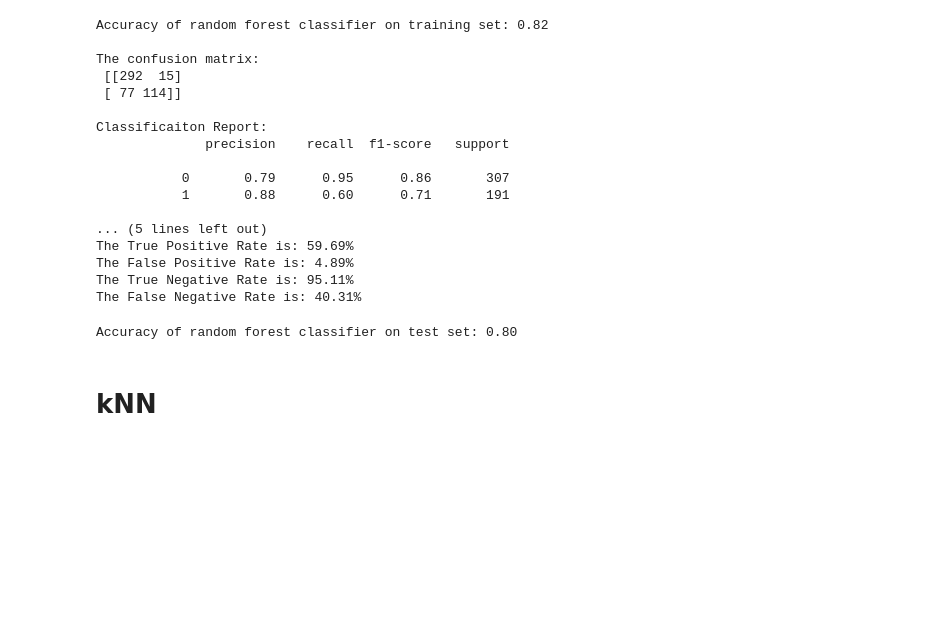
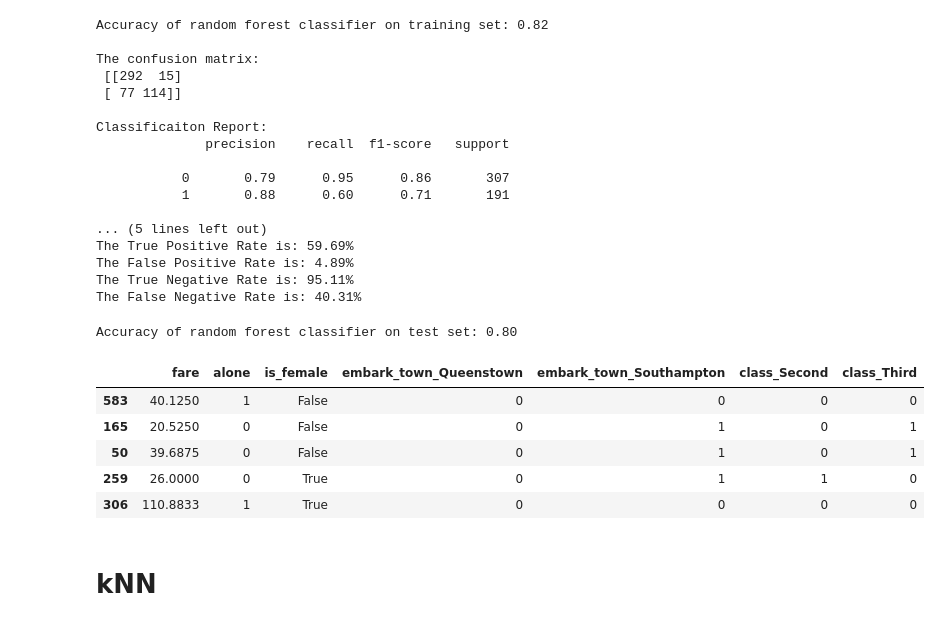
Before and after one commit to mdalton87/classification-exercises, a Jupyter notebook: model.ipynb, the cells around one changed output. Drawn from its saved outputs; the diff is of its cells as text; code cells hidden in the pictures; blank space fills up the shorter version.

```diff
--- a/model.ipynb
+++ b/model.ipynb
@@ -578,6 +578,15 @@ print('Accuracy of random forest classifier on test set: {:.2f}'
      .format(rf.score(X_validate, y_validate)))
 # %% [output]
 Accuracy of random forest classifier on test set: 0.80
+# %%
+X_train.head()
+# %% [output]
+|  | fare | alone | is_female | embark_town_Queenstown | embark_town_Southampton | class_Second | class_Third |
+| 583 | 40.1250 | 1 | False | 0 | 0 | 0 | 0 |
+| 165 | 20.5250 | 0 | False | 0 | 1 | 0 | 1 |
+| 50 | 39.6875 | 0 | False | 0 | 1 | 0 | 1 |
+| 259 | 26.0000 | 0 | True | 0 | 1 | 1 | 0 |
+| 306 | 110.8833 | 1 | True | 0 | 0 | 0 | 0 |
 # %% [markdown]
 # kNN
 # %% [markdown]
```
Also changed, not shown: parts of 59 cells of this notebook, 6 other files.
